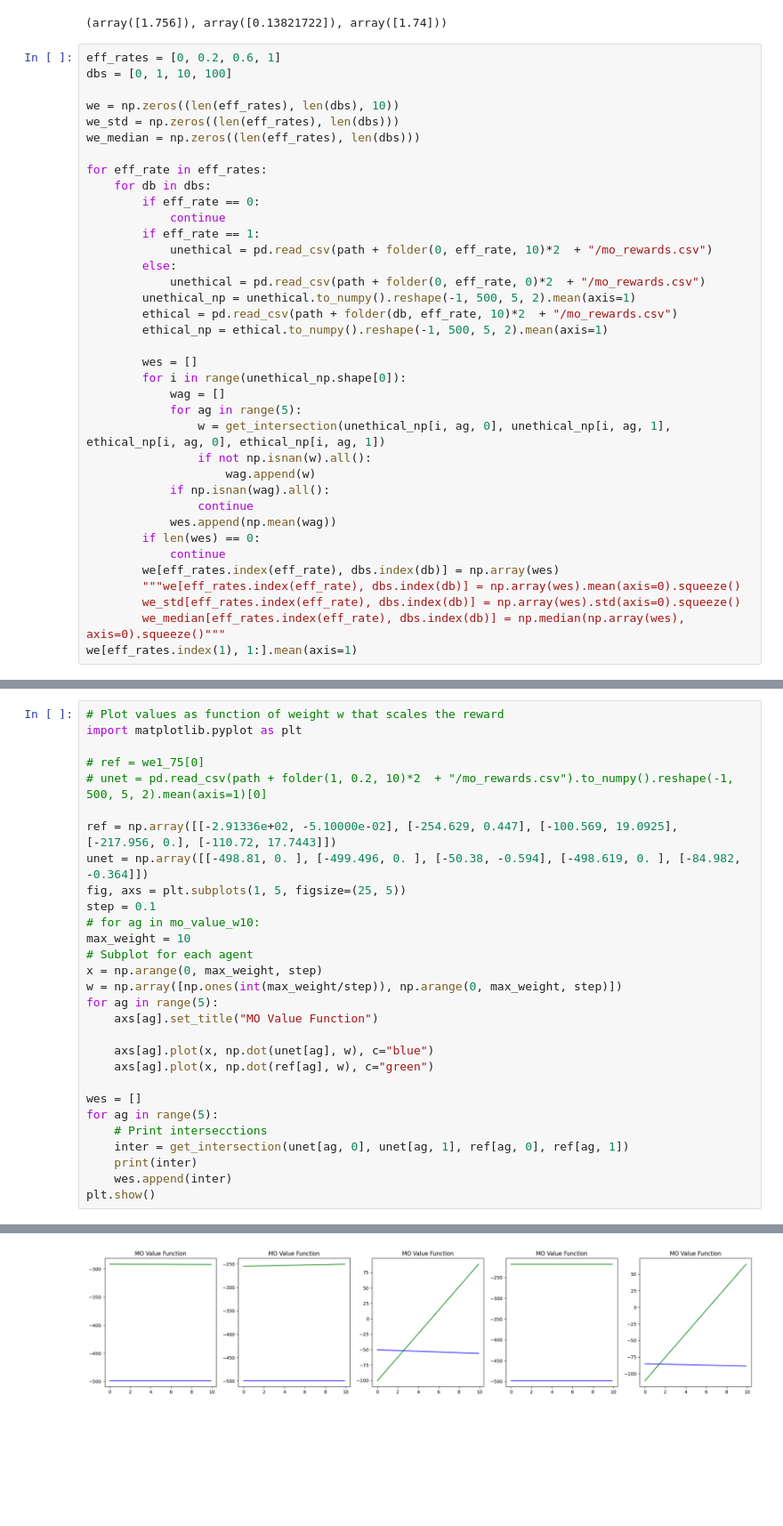
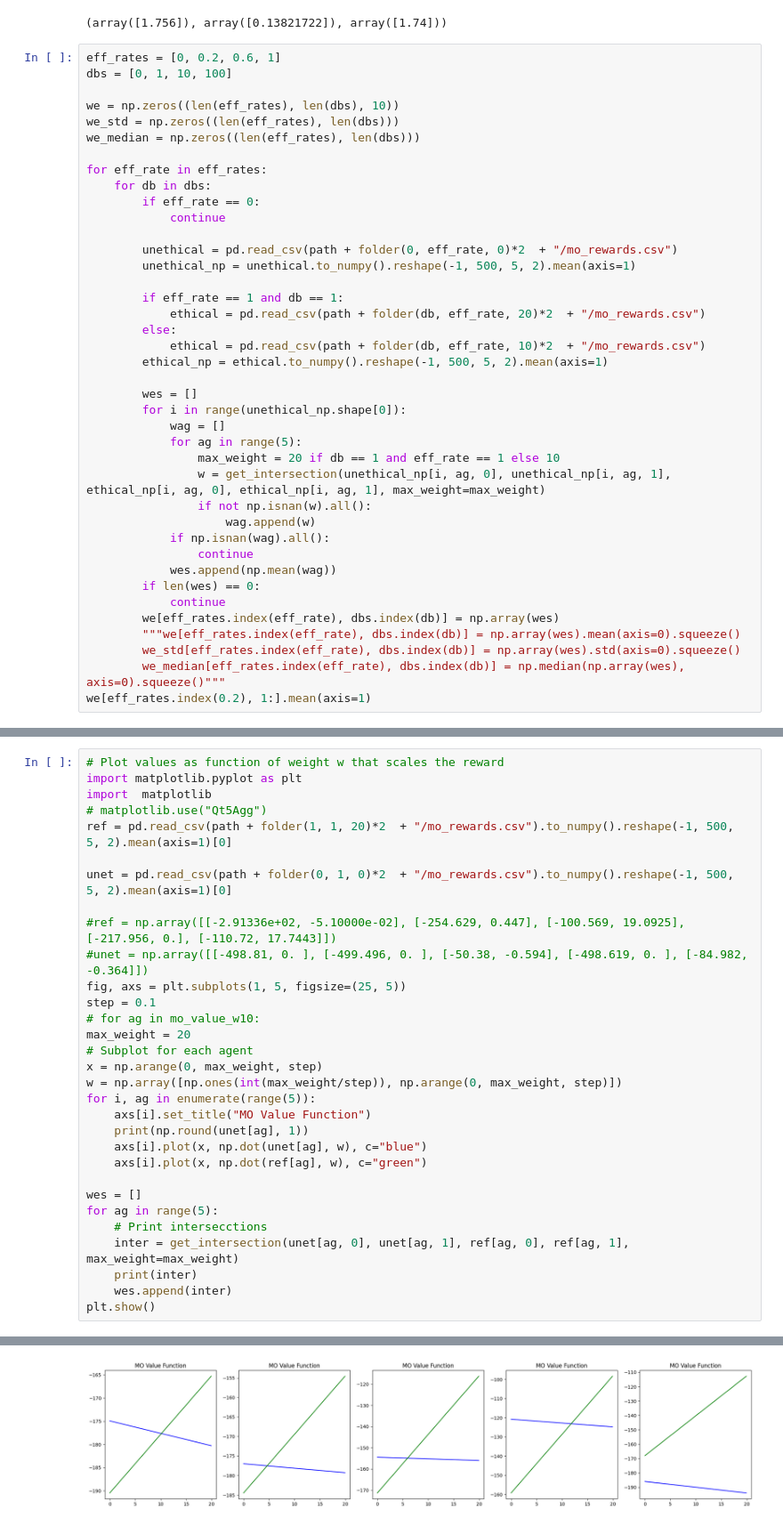
Before and after one commit to maymac00/MAEGG_IPPO, a Jupyter notebook: wes.ipynb, the cells around one changed output, grey strips where cells are left out. Shown: that part at 89% size. Saved outputs shown, nothing was run; the diff lists cells and outputs as text; blank space fills up the shorter version.

```diff
--- a/wes.ipynb
+++ b/wes.ipynb
@@ -93,19 +93,22 @@ for eff_rate in eff_rates:
     for db in dbs:
         if eff_rate == 0:
             continue
-        if eff_rate == 1:
-            unethical = pd.read_csv(path + folder(0, eff_rate, 10)*2  + "/mo_rewards.csv")
+
+        unethical = pd.read_csv(path + folder(0, eff_rate, 0)*2  + "/mo_rewards.csv")
+        unethical_np = unethical.to_numpy().reshape(-1, 500, 5, 2).mean(axis=1)
+
+        if eff_rate == 1 and db == 1:
+            ethical = pd.read_csv(path + folder(db, eff_rate, 20)*2  + "/mo_rewards.csv")
         else:
-            unethical = pd.read_csv(path + folder(0, eff_rate, 0)*2  + "/mo_rewards.csv")
-        unethical_np = unethical.to_numpy().reshape(-1, 500, 5, 2).mean(axis=1)
-        ethical = pd.read_csv(path + folder(db, eff_rate, 10)*2  + "/mo_rewards.csv")
+            ethical = pd.read_csv(path + folder(db, eff_rate, 10)*2  + "/mo_rewards.csv")
         ethical_np = ethical.to_numpy().reshape(-1, 500, 5, 2).mean(axis=1)
 
         wes = []
         for i in range(unethical_np.shape[0]):
             wag = []
             for ag in range(5):
-                w = get_intersection(unethical_np[i, ag, 0], unethical_np[i, ag, 1], ethical_np[i, ag, 0], ethical_np[i, ag, 1])
+                max_weight = 20 if db == 1 and eff_rate == 1 else 10
+                w = get_intersection(unethical_np[i, ag, 0], unethical_np[i, ag, 1], ethical_np[i, ag, 0], ethical_np[i, ag, 1], max_weight=max_weight)
                 if not np.isnan(w).all():
                     wag.append(w)
             if np.isnan(wag).all():
@@ -117,5 +120,5 @@ for eff_rate in eff_rates:
         """we[eff_rates.index(eff_rate), dbs.index(db)] = np.array(wes).mean(axis=0).squeeze()
         we_std[eff_rates.index(eff_rate), dbs.index(db)] = np.array(wes).std(axis=0).squeeze()
         we_median[eff_rates.index(eff_rate), dbs.index(db)] = np.median(np.array(wes), axis=0).squeeze()"""
-we[eff_rates.index(1), 1:].mean(axis=1)
+we[eff_rates.index(0.2), 1:].mean(axis=1)
 # %% [output]
@@ -152,29 +158,31 @@ array([], dtype=float64)
 # %%
 # Plot values as function of weight w that scales the reward
 import matplotlib.pyplot as plt
+import  matplotlib
+# matplotlib.use("Qt5Agg")
+ref = pd.read_csv(path + folder(1, 1, 20)*2  + "/mo_rewards.csv").to_numpy().reshape(-1, 500, 5, 2).mean(axis=1)[0]
 
-# ref = we1_75[0]
-# unet = pd.read_csv(path + folder(1, 0.2, 10)*2  + "/mo_rewards.csv").to_numpy().reshape(-1, 500, 5, 2).mean(axis=1)[0]
+unet = pd.read_csv(path + folder(0, 1, 0)*2  + "/mo_rewards.csv").to_numpy().reshape(-1, 500, 5, 2).mean(axis=1)[0]
 
-ref = np.array([[-2.91336e+02, -5.10000e-02], [-254.629, 0.447], [-100.569, 19.0925], [-217.956, 0.], [-110.72, 17.7443]])
-unet = np.array([[-498.81, 0. ], [-499.496, 0. ], [-50.38, -0.594], [-498.619, 0. ], [-84.982, -0.364]])
+#ref = np.array([[-2.91336e+02, -5.10000e-02], [-254.629, 0.447], [-100.569, 19.0925], [-217.956, 0.], [-110.72, 17.7443]])
+#unet = np.array([[-498.81, 0. ], [-499.496, 0. ], [-50.38, -0.594], [-498.619, 0. ], [-84.982, -0.364]])
 fig, axs = plt.subplots(1, 5, figsize=(25, 5))
 step = 0.1
 # for ag in mo_value_w10:
-max_weight = 10
+max_weight = 20
 # Subplot for each agent
 x = np.arange(0, max_weight, step)
 w = np.array([np.ones(int(max_weight/step)), np.arange(0, max_weight, step)])
-for ag in range(5):
-    axs[ag].set_title("MO Value Function")
-
-    axs[ag].plot(x, np.dot(unet[ag], w), c="blue")
-    axs[ag].plot(x, np.dot(ref[ag], w), c="green")
+for i, ag in enumerate(range(5)):
+    axs[i].set_title("MO Value Function")
+    print(np.round(unet[ag], 1))
+    axs[i].plot(x, np.dot(unet[ag], w), c="blue")
+    axs[i].plot(x, np.dot(ref[ag], w), c="green")
 
 wes = []
 for ag in range(5):
     # Print intersecctions
-    inter = get_intersection(unet[ag, 0], unet[ag, 1], ref[ag, 0], ref[ag, 1])
+    inter = get_intersection(unet[ag, 0], unet[ag, 1], ref[ag, 0], ref[ag, 1], max_weight=max_weight)
     print(inter)
     wes.append(inter)
 plt.show()
@@ -187 +200 @@ nan
-[figure, old version]
+[figure, new version]
```
Also changed, not shown: parts of 9 cells of this notebook, 1 other file.
